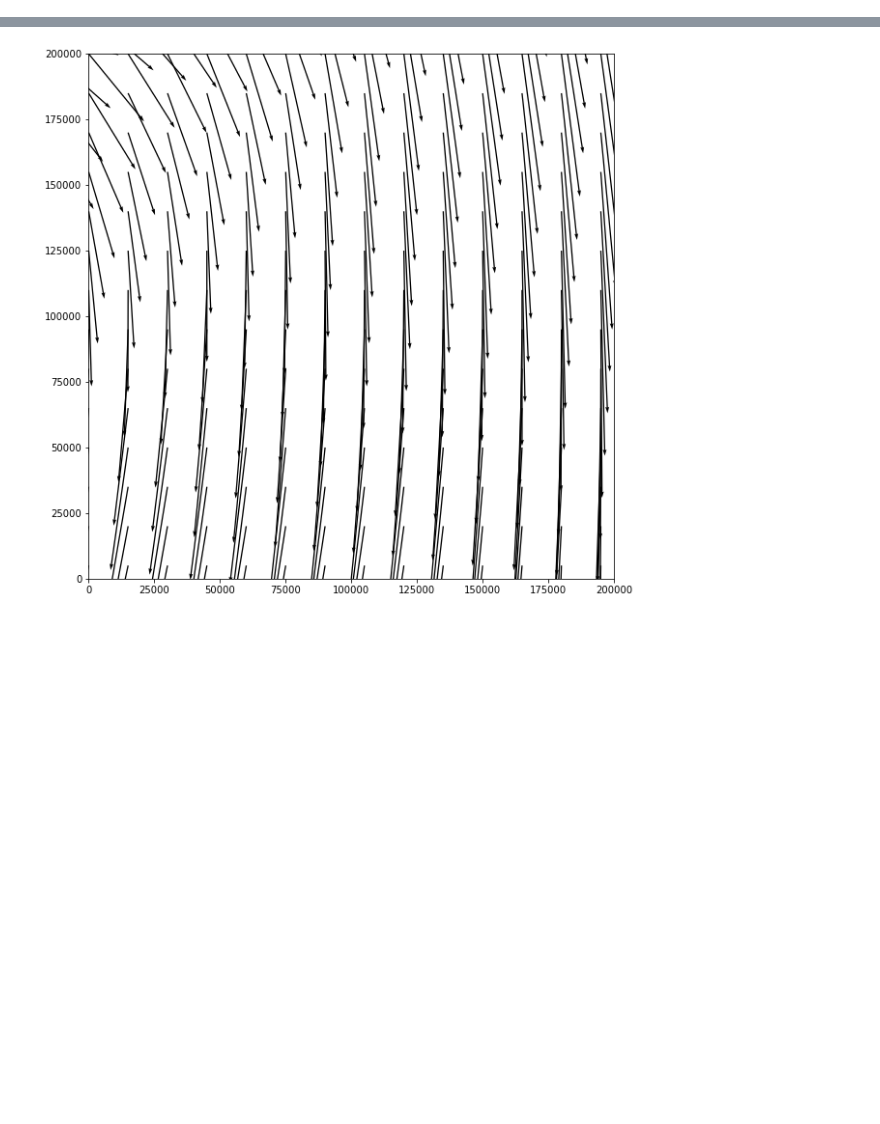
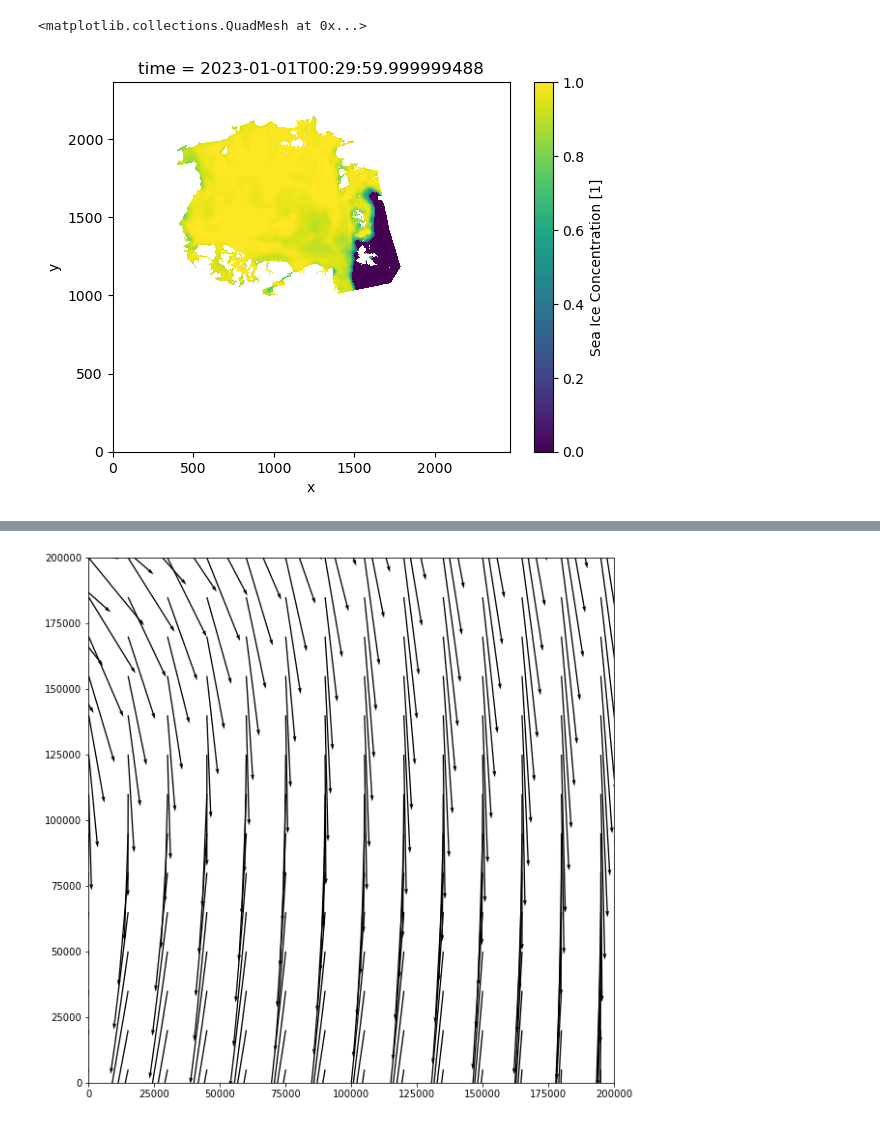
Before and after one commit to nansencenter/nextsim_dynamics_ml, a Jupyter notebook: notebooks/example_open_nextsim_netcdf.ipynb, the cells around one changed output, grey strips where cells are left out. Drawn from its saved outputs; the diff is of its cells as text; code cells hidden in the pictures; blank space fills up the shorter version.

```diff
--- a/example_open_nextsim_netcdf.ipynb
+++ b/notebooks/example_open_nextsim_netcdf.ipynb
@@ -10,3 +11,6 @@ from netCDF4 import Dataset
 
 USER = os.getenv('USER')
 PROJ = pyproj.Proj(proj='stere',  a=6378273, b=6378273, lon_0=-45, lat_0=90, lat_ts=90)
+# %%
+ds = xr.open_dataset(f'data/Moorings_2023d001.nc')
+ds
@@ -12,0 +35,5 @@ PROJ = pyproj.Proj(proj='stere',  a=6378273, b=6378273, lon_0=-45, lat_0=90, lat
+# %%
+ds.sic[0,:,:].plot()
+# %% [output]
+<matplotlib.collections.QuadMesh at 0x...>
+[figure, added]
```
Also changed, not shown: parts of 7 cells of this notebook, 2 other files.
